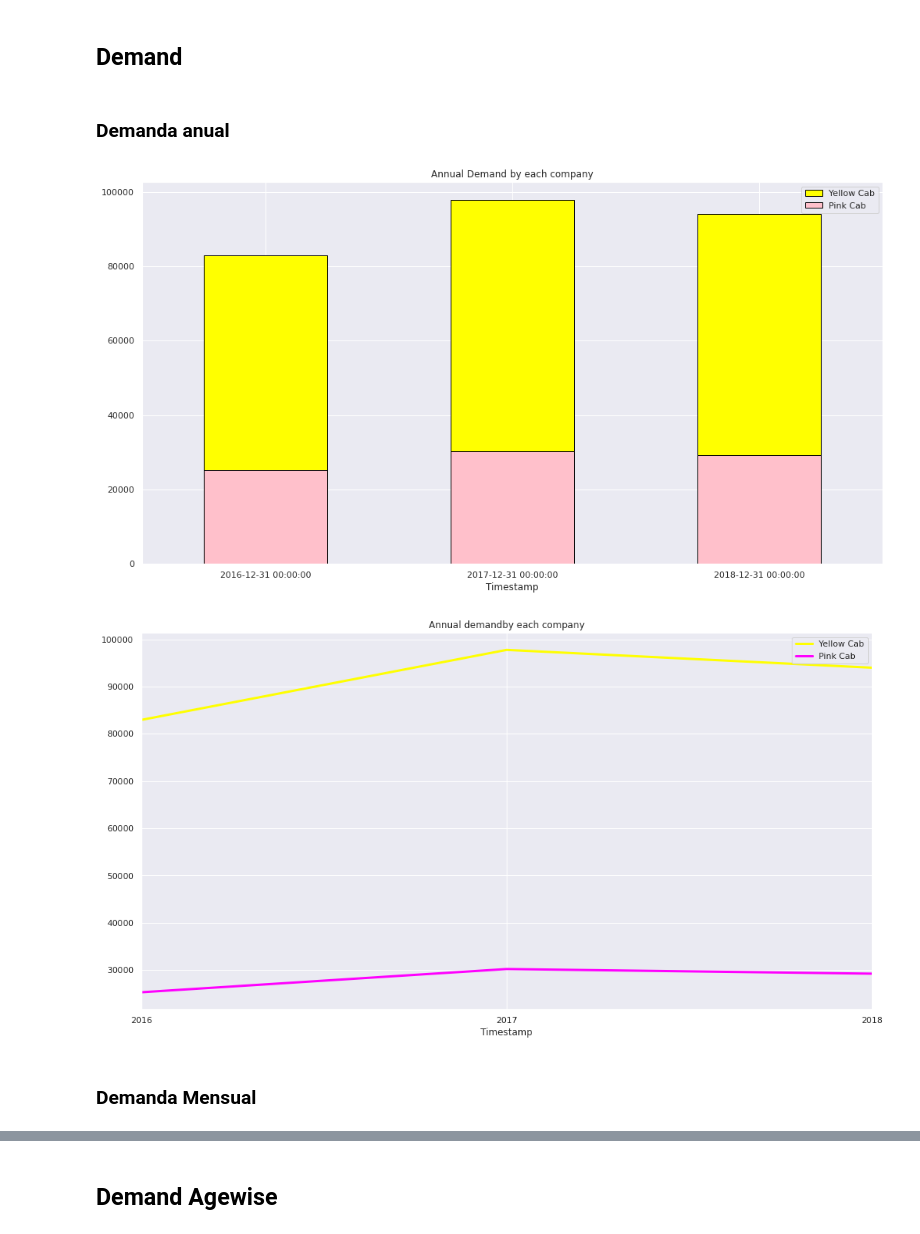
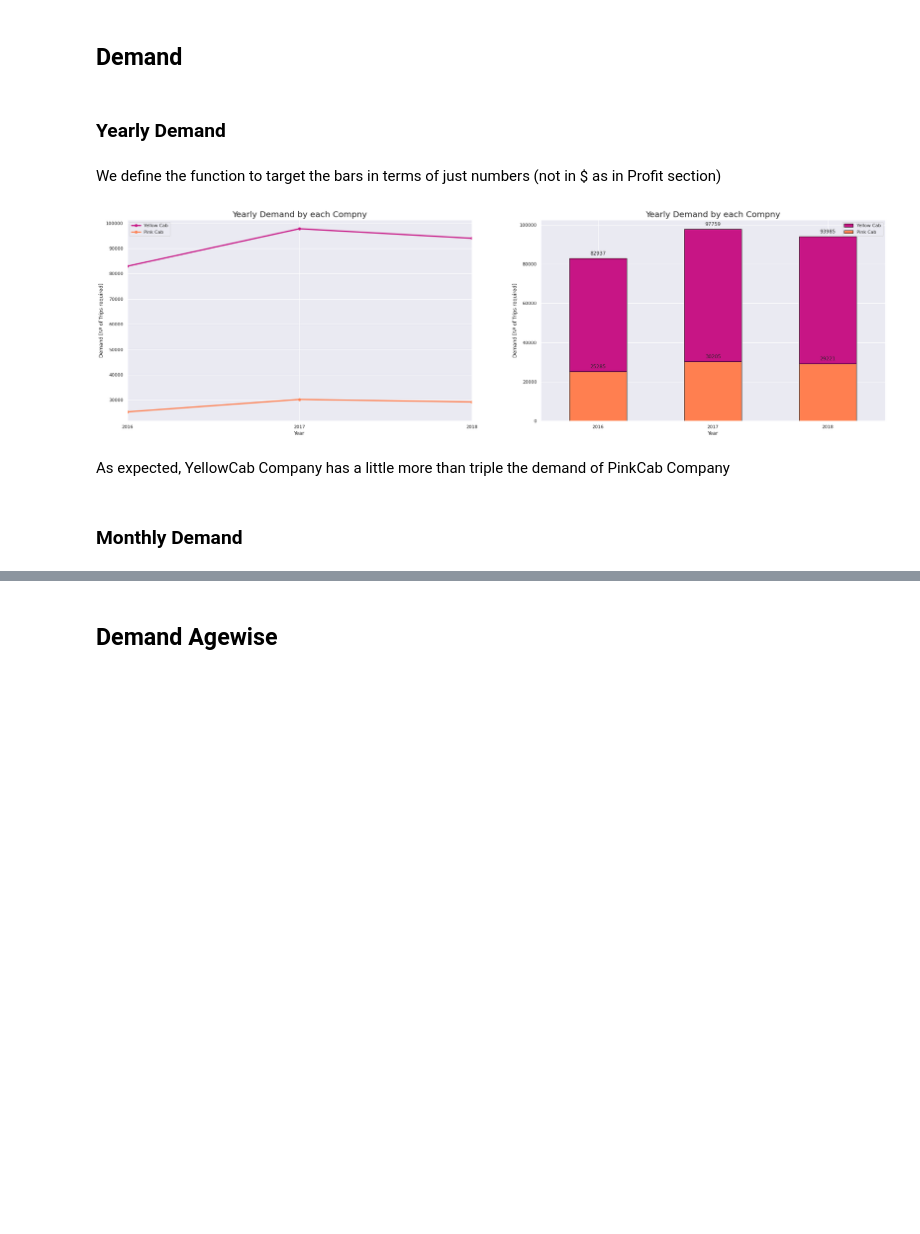
Before and after one commit to Naquiao/Cab-Industry-Data-Analysis, a Jupyter notebook: Week2/Data_Analysis_for_Cab_Investments.ipynb, the cells around one changed output, grey strips where cells are left out. Saved outputs shown, nothing was run; the diff lists cells and outputs as text; code cells hidden in the pictures; blank space fills up the shorter version.

```diff
--- a/Week2/Data_Analysis_for_Cab_Investments.ipynb
+++ b/Week2/Data_Analysis_for_Cab_Investments.ipynb
@@ -449,7 +448,7 @@ Here I want to create a new dataset that will be the same as Master Datset, but
 masterdata['Year of Travel'] = masterdata['Date of Travel'].dt.year
 masterdata['Month of Travel'] = masterdata['Date of Travel'].dt.month
 masterdata['Day of Travel'] = masterdata['Date of Travel'].dt.day
-masterdata_st['Profit'] = masterdata_st['Price Charged'] -masterdata_st['Cost of Trip']
+masterdata['Profit'] = masterdata['Price Charged'] -masterdata['Cost of Trip']
 # %%
 masterdata_st=masterdata.set_index('Date of Travel')
 # %%
@@ -762,0 +988,4 @@ yellowcab['Profit'].value_counts().resample('m').sum()
+# %%
+pinkcabnp.columns=['City','Q','q','per']
+yellowcabnp.columns=['City','Q','q','per']
+pinkcabnp.head()
@@ -762,0 +1016,14 @@ yellowcab['Profit'].value_counts().resample('m').sum()
+# %%
+g=sns.catplot('City','per',data=pinkcabnp,kind='bar',palette = 'rocket', height=8.27, aspect=18/8.27)
+
+ax = g.facet_axis(0,0)
+for p in ax.patches:
+    ax.text(p.get_x() + 0.195,
+            p.get_height() * 1.02,
+            "{:.0f}%".format(p.get_height()),
+            color='black', rotation='horizontal', size='large')
+plt.ylabel('Profitable [ % ]', fontsize=16)
+plt.xlabel('Cities', fontsize=16)
+plt.title('Pink Cab Profitable Rides %',fontsize=20)
+plt.xticks(rotation=45)
+plt.show()
@@ -764,5 +1042,7 @@ yellowcab['Profit'].value_counts().resample('m').sum()
 # **Demand Analysis**
 # %% [markdown]
 ## **Demand**
-# %% [markdown]
-### **Demanda anual**
+# %% [markdown]
+### **Yearly Demand**
+# %% [markdown]
+We define the function to target the bars in terms of just numbers (not in $ as in Profit section)
@@ -769,25 +1093,33 @@ yellowcab['Profit'].value_counts().resample('m').sum()
 # %%
-plt.figure(figsize=(17,9))
-g=yellowcab['Date of Travel'].value_counts().resample('Y').sum().plot.bar(color = 'yellow', edgecolor ='black')
-g= pinkcab['Date of Travel'].value_counts().resample('Y').sum().plot.bar(color = 'pink',edgecolor ='black')
+plt.figure(figsize=(33,9))
+plt.subplot(1,2,2)
+g=yellowcab['Date of Travel'].value_counts().resample('Y').sum().plot.bar(color = 'mediumvioletred', edgecolor ='black')
+g= pinkcab['Date of Travel'].value_counts().resample('Y').sum().plot.bar(color = 'coral',edgecolor ='black')
 plt.legend(['Yellow Cab', 'Pink Cab'])
-plt.title('Annual Demand by each company')
-plt.xlabel('Timestamp')
+plt.title('Yearly Demand by each Compny',fontsize=20)
+plt.ylabel('Demand [Nº of Trips required]')
+plt.xlabel('Year')
+años = ['2016','2017','2018']
+mapeado = range(len(años))
+plt.xticks(mapeado, años, rotation =0)
 plt.xticks(rotation=0)
-plt.show()
-plt.figure(figsize=(17,9))
-yellowcab['Date of Travel'].value_counts().resample('Y').sum().plot.line(color = 'yellow',linewidth =3)
-pinkcab['Date of Travel'].value_counts().resample('Y').sum().plot.line(color = 'magenta',linewidth =3)
+add_value_labels1(g)
+
+plt.subplot(1,2,1)
+yellowcab['Date of Travel'].value_counts().resample('Y').sum().plot.line(color = 'mediumvioletred',linewidth =3,marker='o')
+pinkcab['Date of Travel'].value_counts().resample('Y').sum().plot.line(color = 'coral',linewidth =3,marker='o')
 plt.legend(['Yellow Cab', 'Pink Cab'])
-plt.title('Annual demandby each company')
-plt.xlabel('Timestamp')
+plt.title('Yearly Demand by each Compny',fontsize=20)
+plt.ylabel('Demand [Nº of Trips required]')
+plt.xlabel('Year')
 
 plt.show()
 # %% [output]
-[figure, old version]
+[figure, new version]
-[figure, removed]
-# %% [markdown]
-### **Demanda Mensual**
+# %% [markdown]
+As expected, YellowCab Company has a little more than triple the demand of PinkCab Company
+# %% [markdown]
+### **Monthly Demand**
 # %%
 plt.figure(figsize=(33,9))
 plt.subplot(1,2,2)
```
Also changed, not shown: parts of 81 cells of this notebook, 1 other file.
